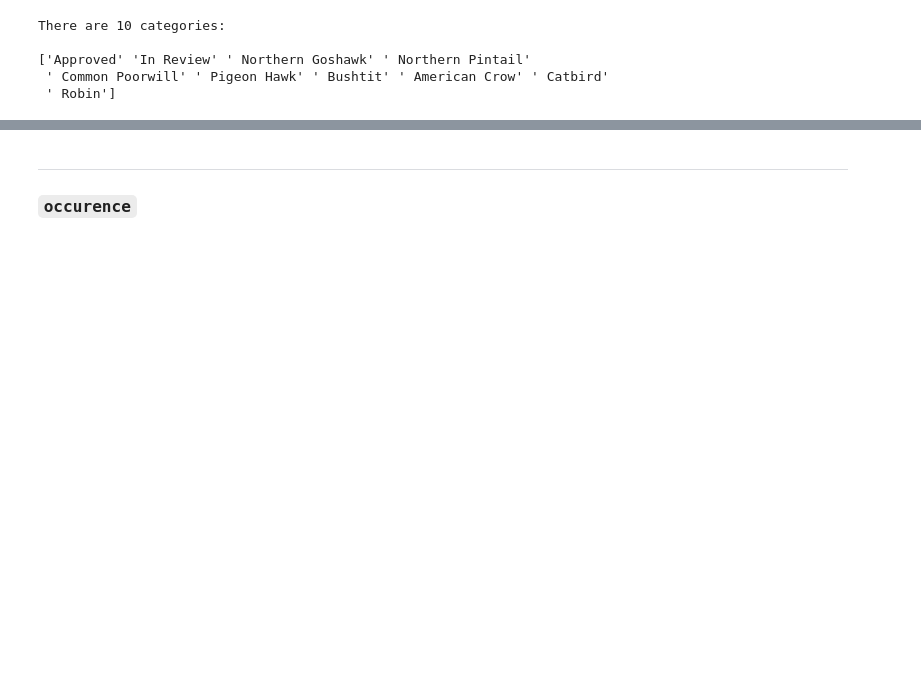
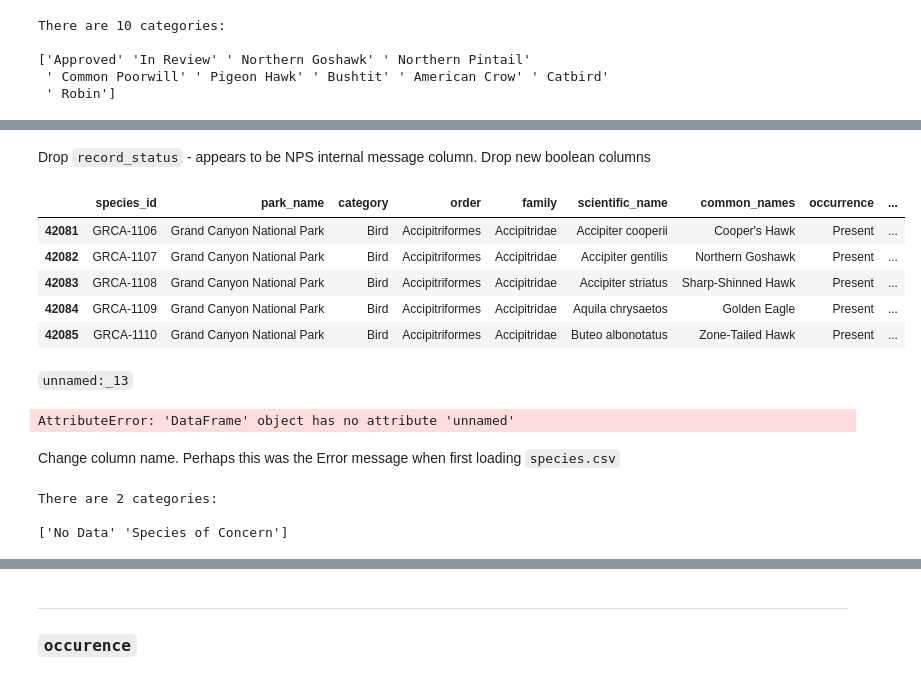
Before and after one commit to pineapple-bois/Biodiversity-In-National-Parks-Real-World, a Jupyter notebook: biodiversity.ipynb, the cells around one changed output, grey strips where cells are left out. Saved outputs shown, nothing was run; the diff lists cells and outputs as text; code cells hidden in the pictures; blank space fills up the shorter version.

Commit message:
First data wrangling

```diff
--- a/biodiversity.ipynb
+++ b/biodiversity.ipynb
@@ -258,0 +258,3 @@ Need to research [IUCN](https://en.wikipedia.org/wiki/IUCN_Red_List) Red List.
+# %%
+sw_birds.fillna('No Data', inplace=True)
+sw_birds.groupby('conservation_status').size()
@@ -258,0 +274,3 @@ Need to research [IUCN](https://en.wikipedia.org/wiki/IUCN_Red_List) Red List.
+# %%
+sw_birds['is_breeder'] = sw_birds.conservation_status.str.contains(r"\bBreeder\b", regex=True)
+sw_birds[sw_birds.is_breeder]
@@ -258,0 +283,3 @@ Need to research [IUCN](https://en.wikipedia.org/wiki/IUCN_Red_List) Red List.
+# %%
+sw_birds['is_resident'] = sw_birds.conservation_status.str.contains(r"\bResident\b", regex=True)
+sw_birds[sw_birds.is_resident]
@@ -269,0 +311,4 @@ lose!
+# %%
+sw_birds.at[44733, 'common_names'] = 'Merlin Falcon'
+sw_birds.at[44733, 'conservation_status'] = 'Species of Concern'
+sw_birds.loc[44733]
@@ -269,0 +333,27 @@ lose!
+# %% [markdown]
+Drop `record_status` - appears to be NPS internal message column. Drop new boolean columns
+# %%
+sw_birds.drop(columns=['is_breeder', 'is_resident', 'record_status'], axis=1, inplace=True)
+sw_birds.head()
+# %% [output]
+|  | species_id | park_name | category | order | family | scientific_name | common_names | occurrence | ... |
+| 42081 | GRCA-1106 | Grand Canyon National Park | Bird | Accipitriformes | Accipitridae | Accipiter cooperii | Cooper's Hawk | Present | ... |
+| 42082 | GRCA-1107 | Grand Canyon National Park | Bird | Accipitriformes | Accipitridae | Accipiter gentilis | Northern Goshawk | Present | ... |
+| 42083 | GRCA-1108 | Grand Canyon National Park | Bird | Accipitriformes | Accipitridae | Accipiter striatus | Sharp-Shinned Hawk | Present | ... |
+| 42084 | GRCA-1109 | Grand Canyon National Park | Bird | Accipitriformes | Accipitridae | Aquila chrysaetos | Golden Eagle | Present | ... |
+| 42085 | GRCA-1110 | Grand Canyon National Park | Bird | Accipitriformes | Accipitridae | Buteo albonotatus | Zone-Tailed Hawk | Present | ... |
+# %% [markdown]
+`unnamed:_13`
+# %%
+print(f"There are {sw_birds.unnamed:_13.nunique()} categories:")
+# %% [output]
+AttributeError: 'DataFrame' object has no attribute 'unnamed'
+# %% [markdown]
+Change column name. Perhaps this was the Error message when first loading `species.csv`
+# %%
+sw_birds.rename(columns={'unnamed:_13': 'unnamed'}, inplace=True)
+print(f"There are {sw_birds.unnamed.nunique()} categories:\n\n{sw_birds.unnamed.unique()}")
+# %% [output]
+There are 2 categories:
+
+['No Data' 'Species of Concern']
```
Also changed, not shown: parts of 49 cells of this notebook.
